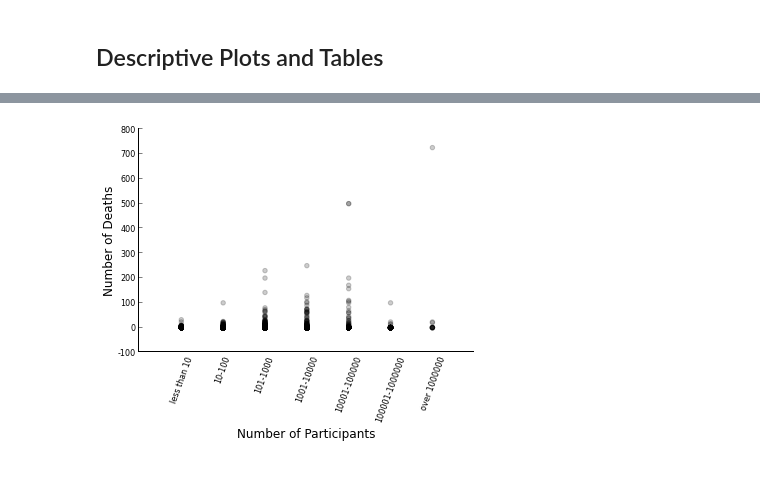
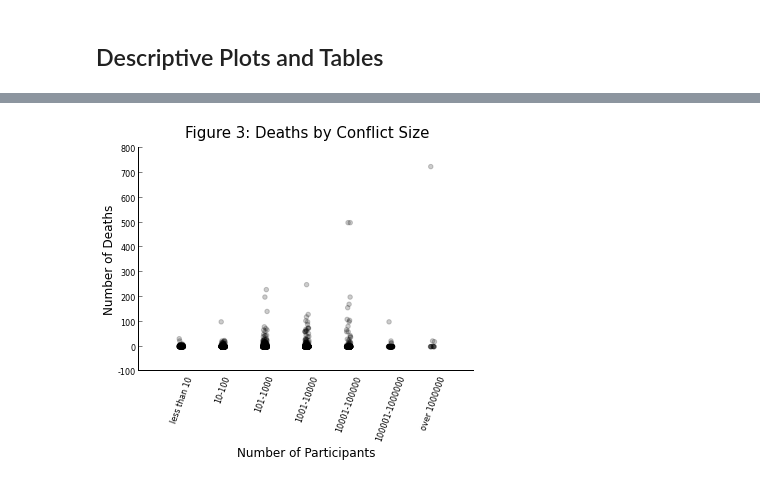
Before and after one commit to boyasm/STAT-222, a Jupyter notebook: Boyas 222 Project.ipynb, the cells around one changed output, grey strips where cells are left out. Cells and saved outputs as stored; diff of their text form; code cells hidden in the pictures.

Commit message:
lots of update to python notebook. through all plots/tables, basic stabs at logit regression, KNN, poisson regress, and ols

```diff
--- a/Boyas 222 Project.ipynb
+++ b/Boyas 222 Project.ipynb
@@ -83,6 +96,10 @@ scad.locnum[scad.locnum == -99] = np.nan
 scad.issue1[scad.issue1 == 14] = np.nan
 scad.issue1[scad.issue2 == 14] = np.nan
 scad.issue1[scad.issue3 == 14] = np.nan
+# %%
+#Recode dominant religion as a dummy numeric variable
+levels = dict([(val, i) for i, val in enumerate(set(scad.domRel))])
+scad['domRelNum'] = [levels[val] for val in scad.domRel]
 # %%
 #Code indicator variable, 0 if no deaths, 1 if at least one death
 scad['death01']=scad.ndeath
@@ -214,38 +302,43 @@ noNan = scad[['ndeath', 'npart']]
 noNan = noNan[~np.isnan(noNan).any(1)]
 noNan = noNan[noNan.npart!=0]
 
+jitter = 0.05
+jittered = [x + random.uniform(-jitter, jitter) for x in noNan.npart]
+
 ax = plt.subplot(111)
 width=0.5
-p1 = ax.scatter(noNan.npart, noNan.ndeath, color='black', alpha=0.2)
+p1 = ax.scatter(jittered, noNan.ndeath, color='black', alpha=0.2)
 
 axesToLose = ['top', 'right']
 for axis in axesToLose:
     ax.spines[axis].set_visible(False)
 
 ax.xaxis.set_ticks_position('none')
 ax.yaxis.set_ticks_position('left')
 
 ax.set_ylabel('Number of Deaths', fontsize=12)
 ylabs = ['' for x in range(-1, 9, 1) ]
 for i in range(0, 10, 1):
     ylabs[i] = str(range(-100, 900, 100)[i])
 
 ax.set_yticklabels(ylabs, fontsize=8)
 
 ax.set_xlabel('Number of Participants', fontsize=12)
 xlabs = ['' for x in range(1, 8, 1) ]
 xlabs[0]='less than 10'
 xlabs[1]='10-100'
 xlabs[2]='101-1000'
 xlabs[3]='1001-10000'
 xlabs[4]='10001-100000'
 xlabs[5]='100001-1000000'
 xlabs[6]='over 1000000'
 
 ax.set_xticks(range(1, 8, 1))
 ax.set_xticklabels(xlabs, fontsize=8, rotation=70)
 ax.set_xlim((0, 8))
 
+ax.set_title('Figure 3: Deaths by Conflict Size \n', fontsize=15)
+
 plt.show()
 # %% [output]
-[figure, old version]
+[figure, new version]
```
Also changed, not shown: parts of 39 cells of this notebook.
